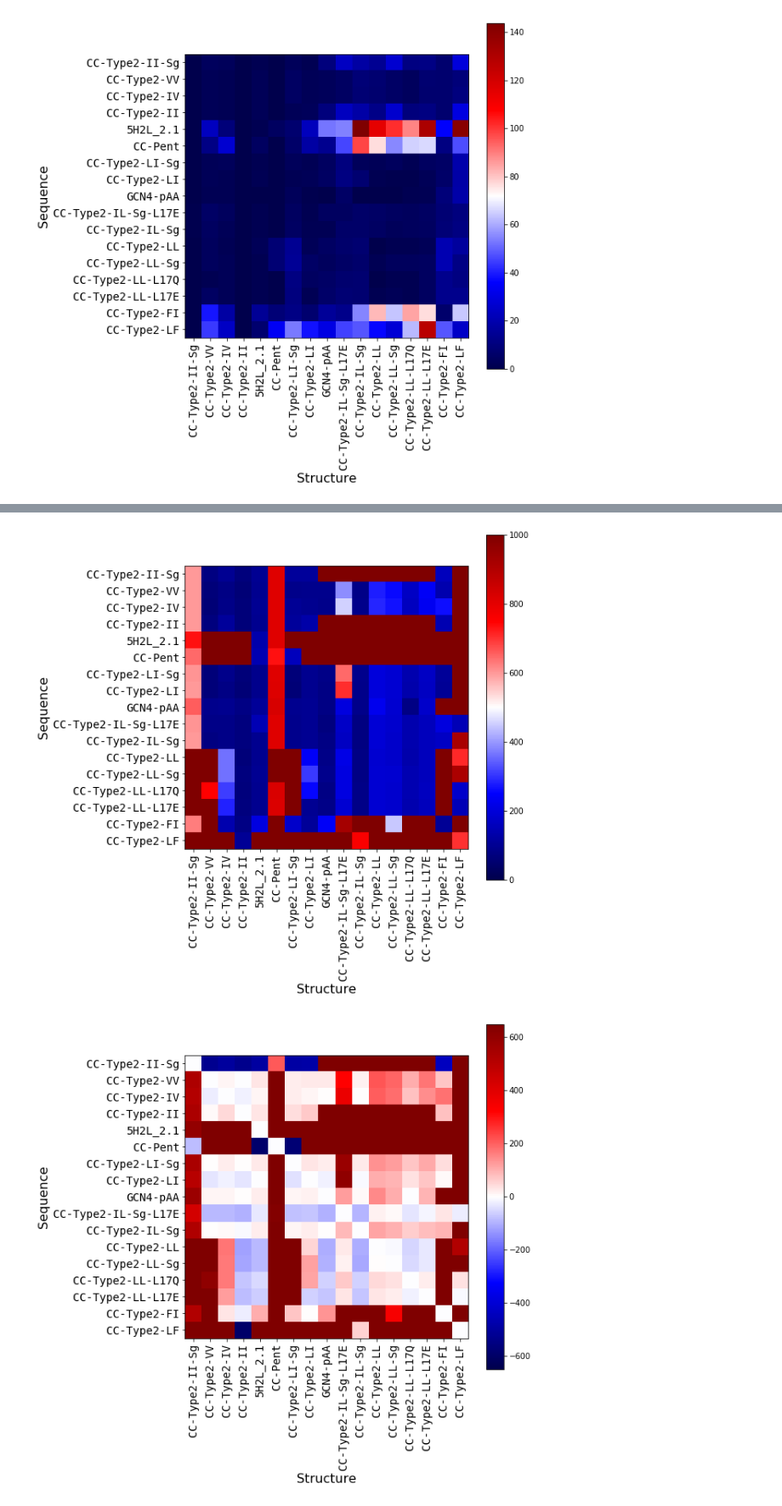
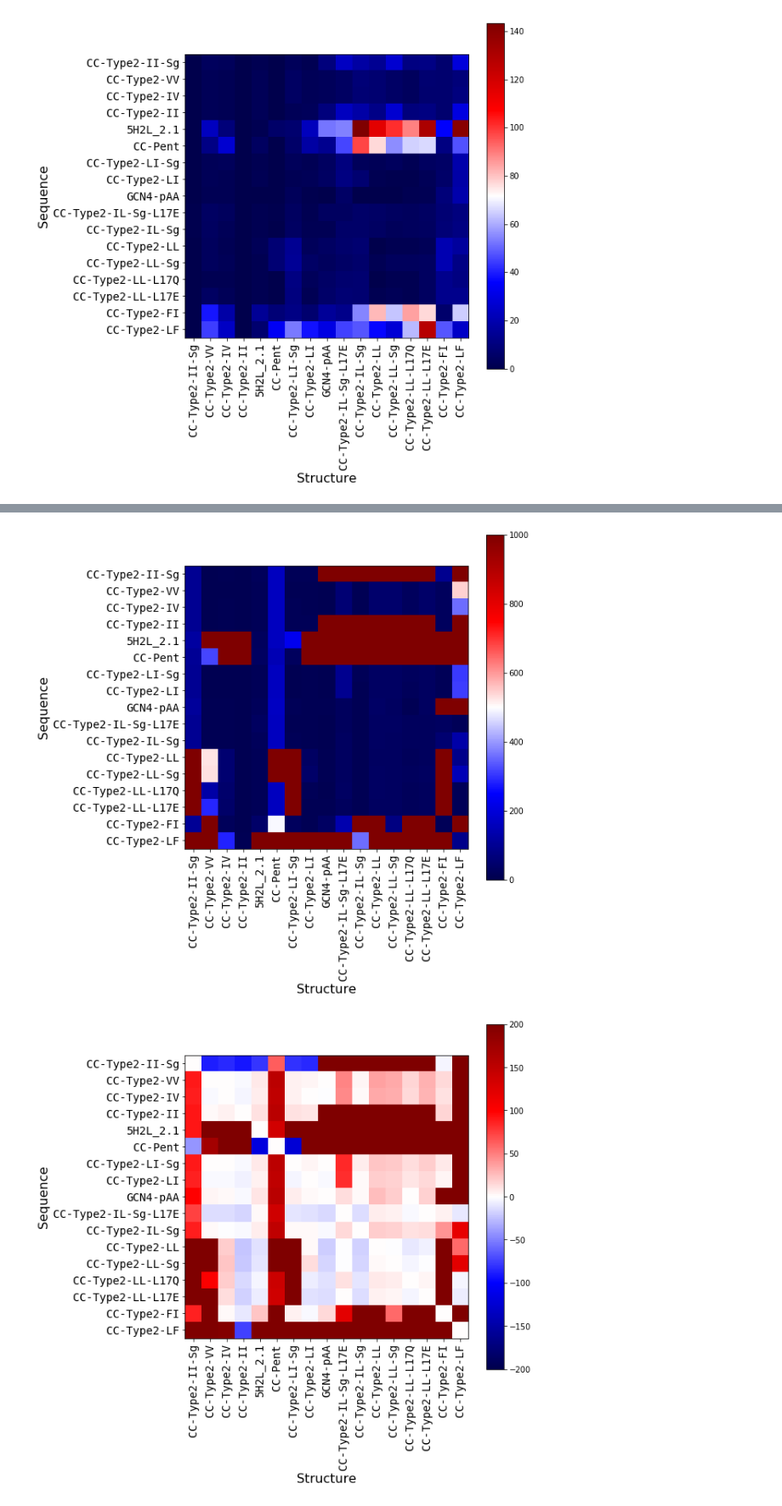
Before and after one commit to woolfson-group/maintaining_and_breaking_paper_2018, a Jupyter notebook: all_sequences_on_all_structures-seqclass.ipynb, the cells around one changed output, grey strips where cells are left out. Shown: that part at 85% size. Saved outputs shown, nothing was run; the diff lists cells and outputs as text; code cells hidden in the pictures.

```diff
--- a/all_sequences_on_all_structures-seqclass.ipynb
+++ b/all_sequences_on_all_structures-seqclass.ipynb
@@ -157,8 +157,10 @@ def per_chain_scores(structure):
         structure,
         '/home/cw12401/software/dependencies_for_isambard/DFIRE2-pair/dfire_pair.lib',
         '/home/cw12401/software/dependencies_for_isambard/DFIRE2-pair/calene')
+    defire_normalised = defire_score / len(structure)
     amber_score = run_openmm_amber(structure)
-    return total_scores, steric_scores, defire_score, amber_score
+    amber_normalised = amber_score / len(structure)
+    return total_scores, steric_scores, defire_normalised, amber_normalised
 # %%
 def proc_data(seq_str):
     sequence, structure = seq_str
@@ -282,11 +284,11 @@ plot_im(normalised_defire, 'normalised_defire', labels=Legend_labels, vmin=-280,
 # %%
 plot_im(total_amber, 'total_amber', labels=Legend_labels, vmin=0, vmax=1000)
 # %% [output]
-[figure, old version]
+[figure, new version]
 # %%
-plot_im(normalised_amber, 'normalised_amber', labels=Legend_labels, vmin=-650, vmax=650)
+plot_im(normalised_amber, 'normalised_amber', labels=Legend_labels, vmin=-200, vmax=200)
 # %% [output]
-[figure, old version]
+[figure, new version]
 # %%
 import matplotlib.gridspec as gridspec
 from mpl_toolkits.axes_grid1 import ImageGrid
```
Also changed, not shown: parts of 2 cells of this notebook.
